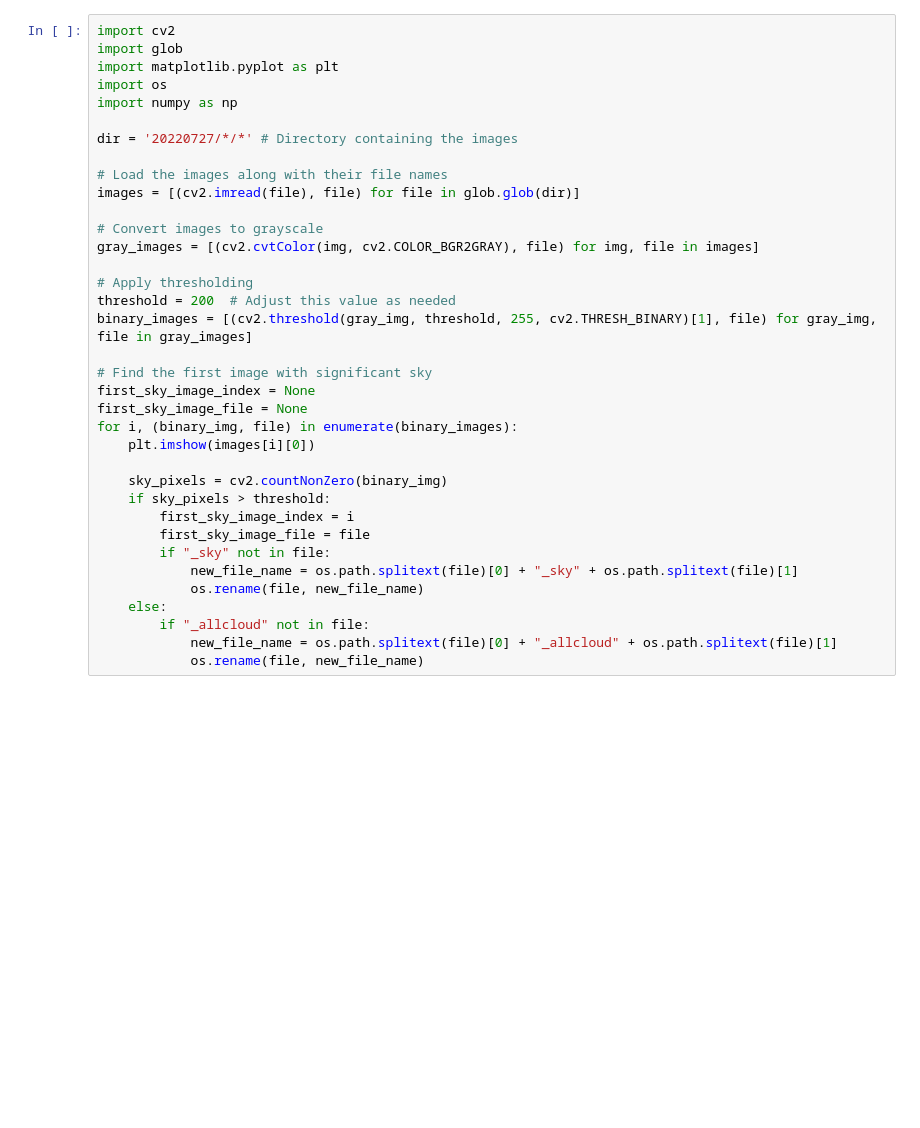
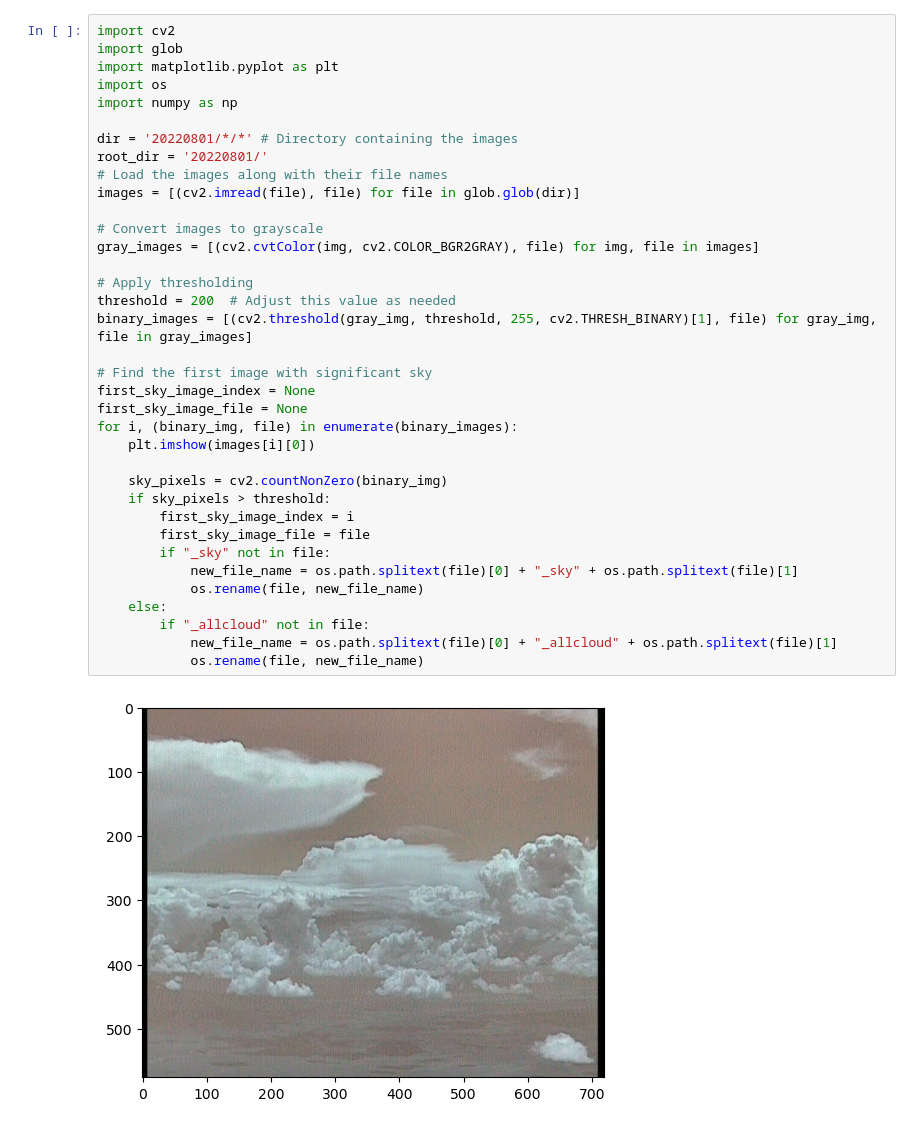
Before and after one commit to cemac/DCMEX2, a Jupyter notebook: Find_the_usable_photos.ipynb, the cells around one changed output. Cells and saved outputs as stored; diff of their text form; blank space fills up the shorter version.

```diff
--- a/Find_the_usable_photos.ipynb
+++ b/Find_the_usable_photos.ipynb
@@ -5,33 +5,35 @@ import matplotlib.pyplot as plt
 import os
 import numpy as np
 
-dir = '20220727/*/*' # Directory containing the images
-
+dir = '20220801/*/*' # Directory containing the images
+root_dir = '20220801/'
 # Load the images along with their file names
 images = [(cv2.imread(file), file) for file in glob.glob(dir)]
 
 # Convert images to grayscale
 gray_images = [(cv2.cvtColor(img, cv2.COLOR_BGR2GRAY), file) for img, file in images]
 
 # Apply thresholding
 threshold = 200  # Adjust this value as needed
 binary_images = [(cv2.threshold(gray_img, threshold, 255, cv2.THRESH_BINARY)[1], file) for gray_img, file in gray_images]
 
 # Find the first image with significant sky
 first_sky_image_index = None
 first_sky_image_file = None
 for i, (binary_img, file) in enumerate(binary_images):
     plt.imshow(images[i][0])
 
     sky_pixels = cv2.countNonZero(binary_img)
     if sky_pixels > threshold:
         first_sky_image_index = i
         first_sky_image_file = file
         if "_sky" not in file:
             new_file_name = os.path.splitext(file)[0] + "_sky" + os.path.splitext(file)[1]
             os.rename(file, new_file_name)
     else:
         if "_allcloud" not in file:
             new_file_name = os.path.splitext(file)[0] + "_allcloud" + os.path.splitext(file)[1]
             os.rename(file, new_file_name)
+# %% [output]
+[figure, added]
 # %%
```
Also changed, not shown: parts of 7 cells of this notebook, 6 other files.
